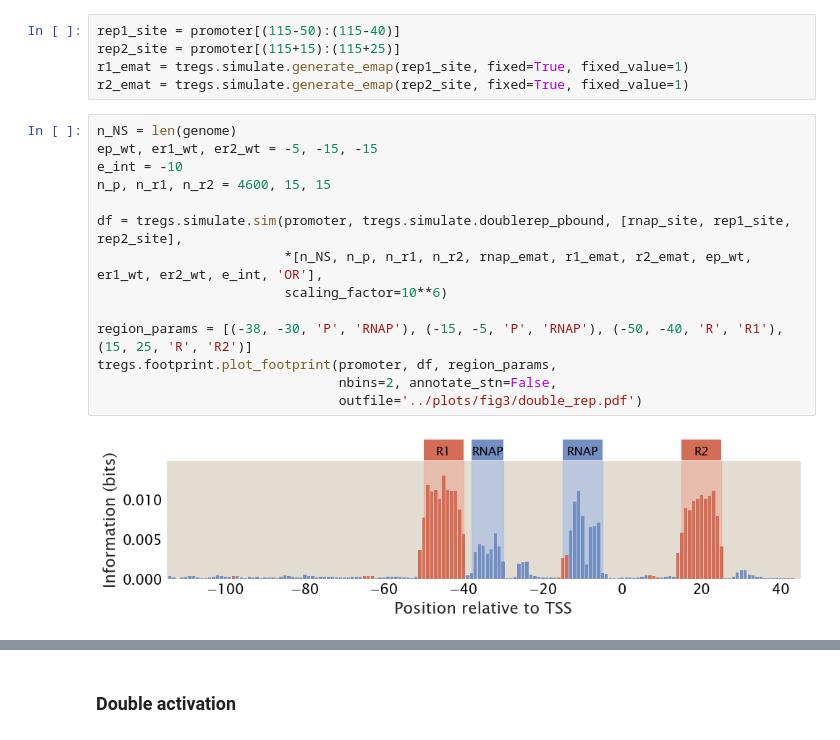
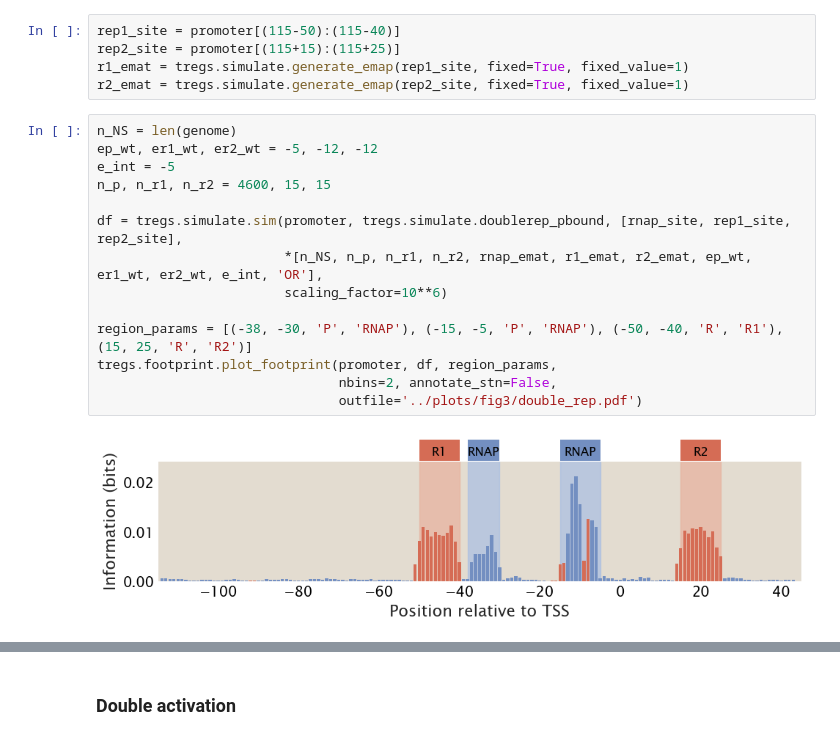
Before and after one commit to RPGroup-PBoC/theoretical_regseq, a Jupyter notebook: figures/figure_notebooks/figure3.ipynb, the cells around one changed output, grey strips where cells are left out. Cells and saved outputs as stored; diff of their text form.

```diff
--- a/figures/figure_notebooks/figure3.ipynb
+++ b/figures/figure_notebooks/figure3.ipynb
@@ -220,20 +220,20 @@ r1_emat = tregs.simulate.generate_emap(rep1_site, fixed=True, fixed_value=1)
 r2_emat = tregs.simulate.generate_emap(rep2_site, fixed=True, fixed_value=1)
 # %%
 n_NS = len(genome)
-ep_wt, er1_wt, er2_wt = -5, -15, -15
-e_int = -10
+ep_wt, er1_wt, er2_wt = -5, -12, -12
+e_int = -5
 n_p, n_r1, n_r2 = 4600, 15, 15
 
 df = tregs.simulate.sim(promoter, tregs.simulate.doublerep_pbound, [rnap_site, rep1_site, rep2_site],
                         *[n_NS, n_p, n_r1, n_r2, rnap_emat, r1_emat, r2_emat, ep_wt, er1_wt, er2_wt, e_int, 'OR'],
                         scaling_factor=10**6)
 
 region_params = [(-38, -30, 'P', 'RNAP'), (-15, -5, 'P', 'RNAP'), (-50, -40, 'R', 'R1'), (15, 25, 'R', 'R2')]
 tregs.footprint.plot_footprint(promoter, df, region_params,
                                nbins=2, annotate_stn=False,
                                outfile='../plots/fig3/double_rep.pdf')
 # %% [output]
-[figure, old version]
+[figure, new version]
 # %%
 exshift = tregs.footprint.get_expression_shift_matrix(df, promoter)
 
```
Also changed, not shown: parts of 13 cells of this notebook, 1 other file.
